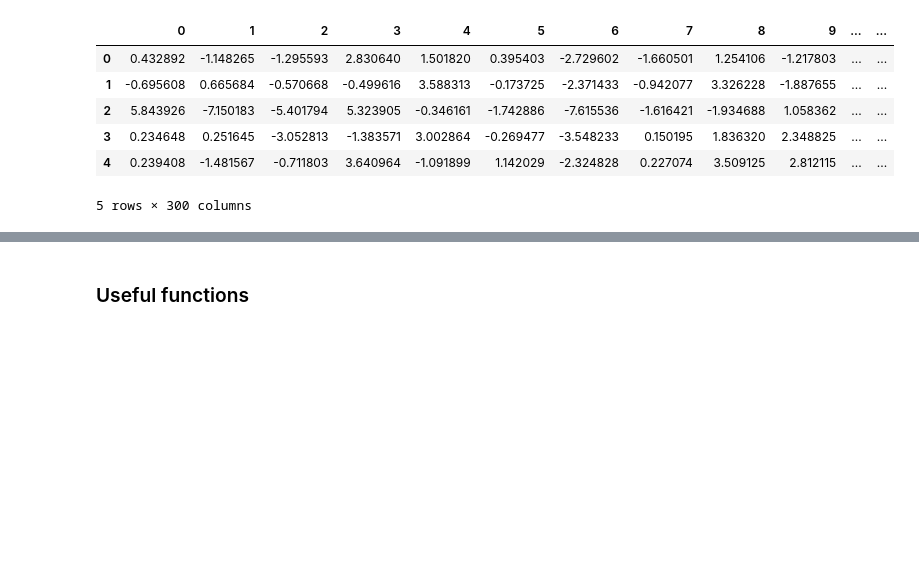
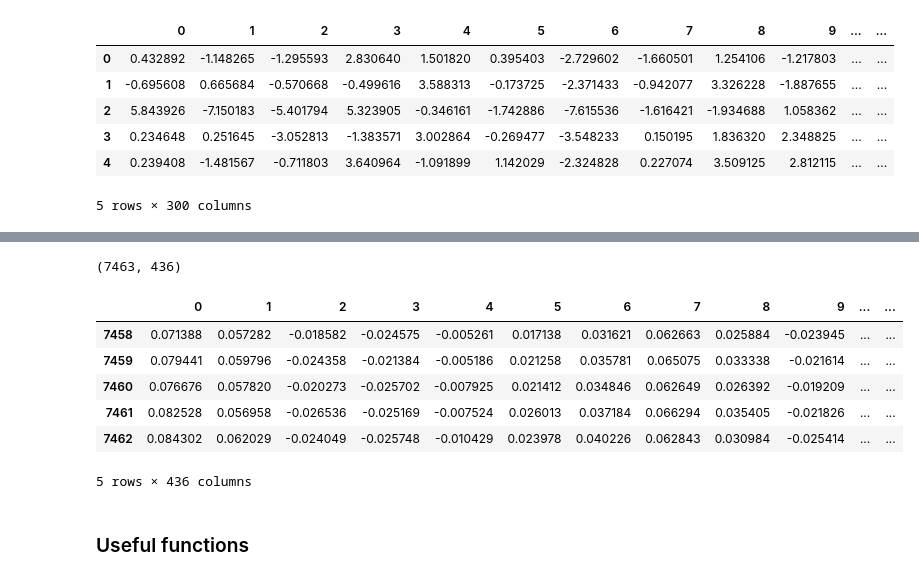
Before and after one commit to Anouar7768/MLNS_molecule_toxicity_detection, a Jupyter notebook: notebooks/Model.ipynb, the cells around one changed output, grey strips where cells are left out. Cells and saved outputs as stored; diff of their text form; code cells hidden in the pictures; blank space fills up the shorter version.

```diff
--- a/notebooks/Model.ipynb
+++ b/notebooks/Model.ipynb
@@ -82,3 +74,17 @@ df_all.head()
+# %%
+## Concatenate all datasets
+df_all = pd.concat([df, df_mol, df_i], axis=1)
+print(df_all.shape)
+df_all.tail()
+# %% [output]
+(7463, 436)
+|  | 0 | 1 | 2 | 3 | 4 | 5 | 6 | 7 | 8 | 9 | ... | ... |
+| 7458 | 0.071388 | 0.057282 | -0.018582 | -0.024575 | -0.005261 | 0.017138 | 0.031621 | 0.062663 | 0.025884 | -0.023945 | ... | ... |
+| 7459 | 0.079441 | 0.059796 | -0.024358 | -0.021384 | -0.005186 | 0.021258 | 0.035781 | 0.065075 | 0.033338 | -0.021614 | ... | ... |
+| 7460 | 0.076676 | 0.057820 | -0.020273 | -0.025702 | -0.007925 | 0.021412 | 0.034846 | 0.062649 | 0.026392 | -0.019209 | ... | ... |
+| 7461 | 0.082528 | 0.056958 | -0.026536 | -0.025169 | -0.007524 | 0.026013 | 0.037184 | 0.066294 | 0.035405 | -0.021826 | ... | ... |
+| 7462 | 0.084302 | 0.062029 | -0.024049 | -0.025748 | -0.010429 | 0.023978 | 0.040226 | 0.062843 | 0.030984 | -0.025414 | ... | ... |
+5 rows × 436 columns
 # %% [markdown]
 ### Useful functions
 # %%
```
Also changed, not shown: parts of 113 cells of this notebook.
